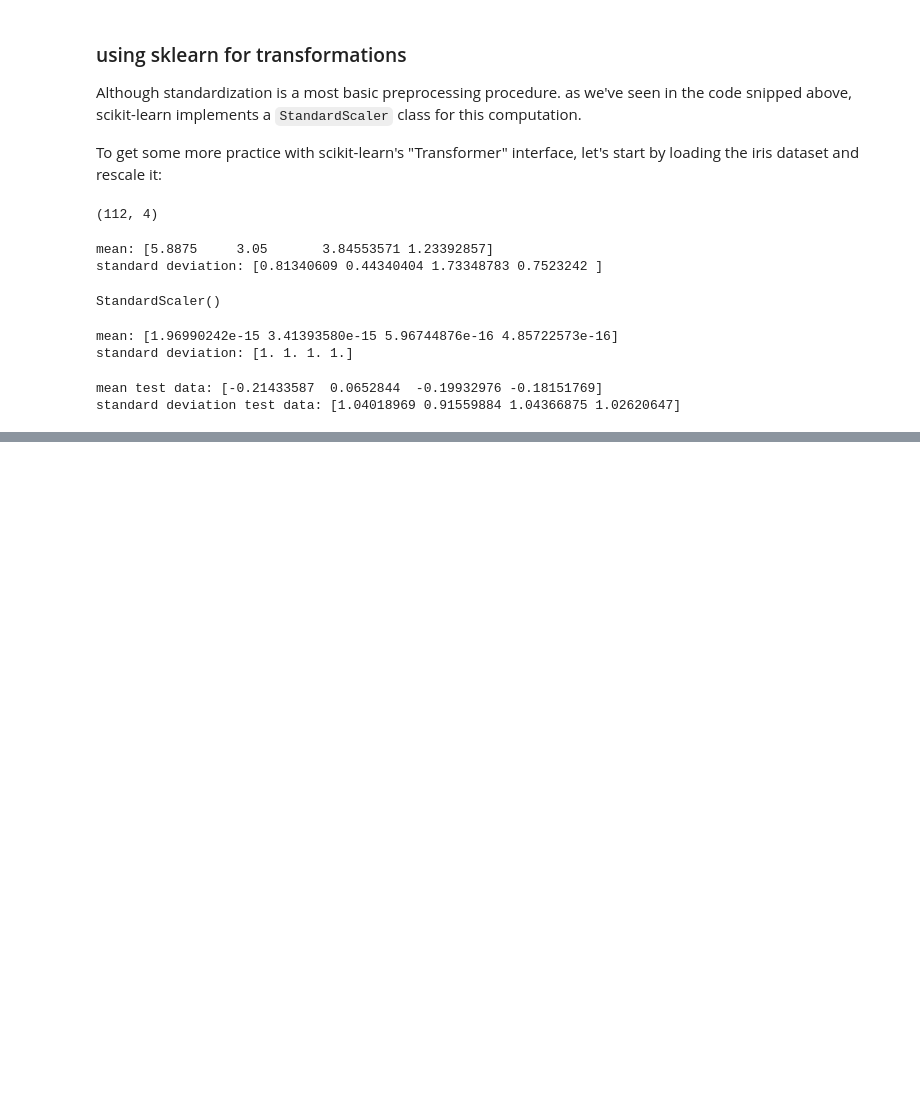
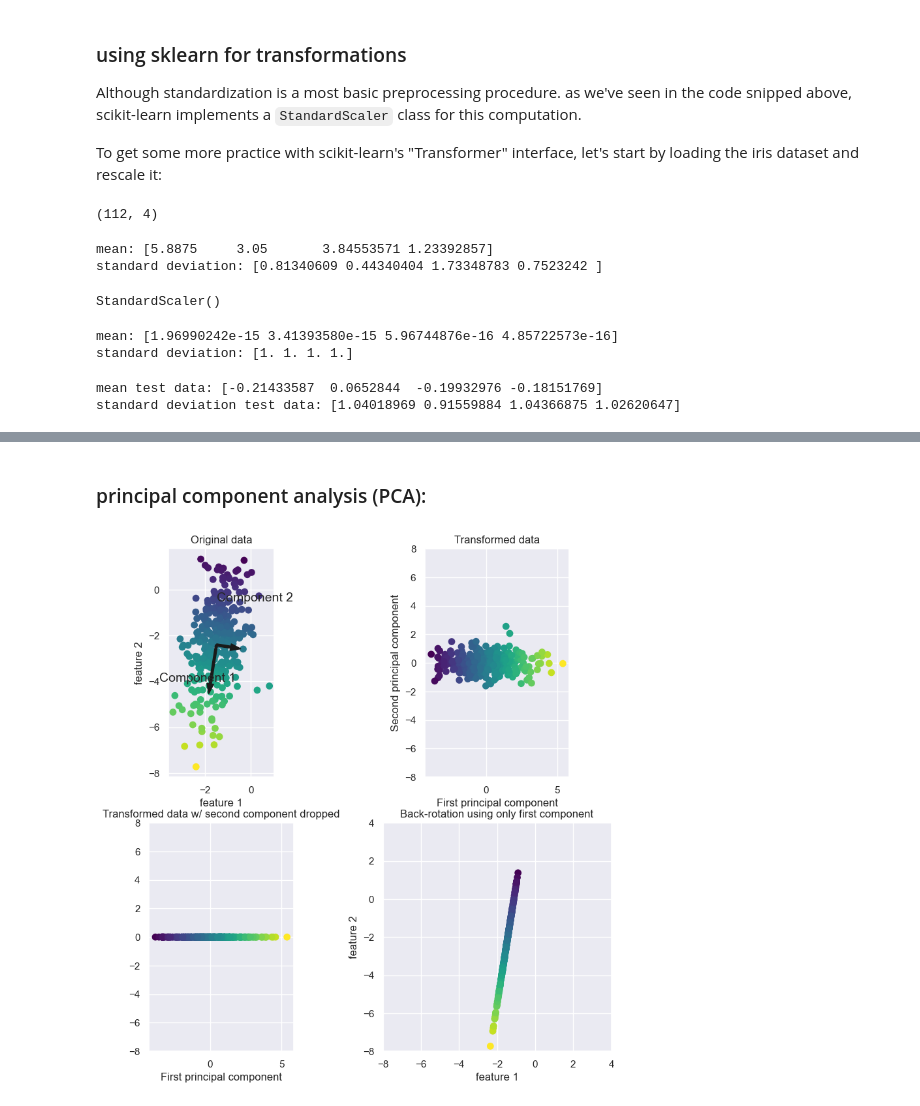
Before and after one commit to yzdxstii/Machine-learning-course-projects-University-of-Tabriz, a Jupyter notebook: 3_unsupervised learning.ipynb, the cells around one changed output, grey strips where cells are left out. Drawn from its saved outputs; the diff is of its cells as text; code cells hidden in the pictures; blank space fills up the shorter version.

```diff
--- a/3_unsupervised learning.ipynb
+++ b/3_unsupervised learning.ipynb
@@ -96,0 +109,7 @@ from figs_folder import plot_scaling
+# %% [markdown]
+### principal component analysis (PCA):
+# %%
+from figs_folder import plot_pca
+plot_pca.plot_pca_illustration()
+# %% [output]
+[figure, added]
```
Also changed, not shown: parts of 36 cells of this notebook, 2 other files.
